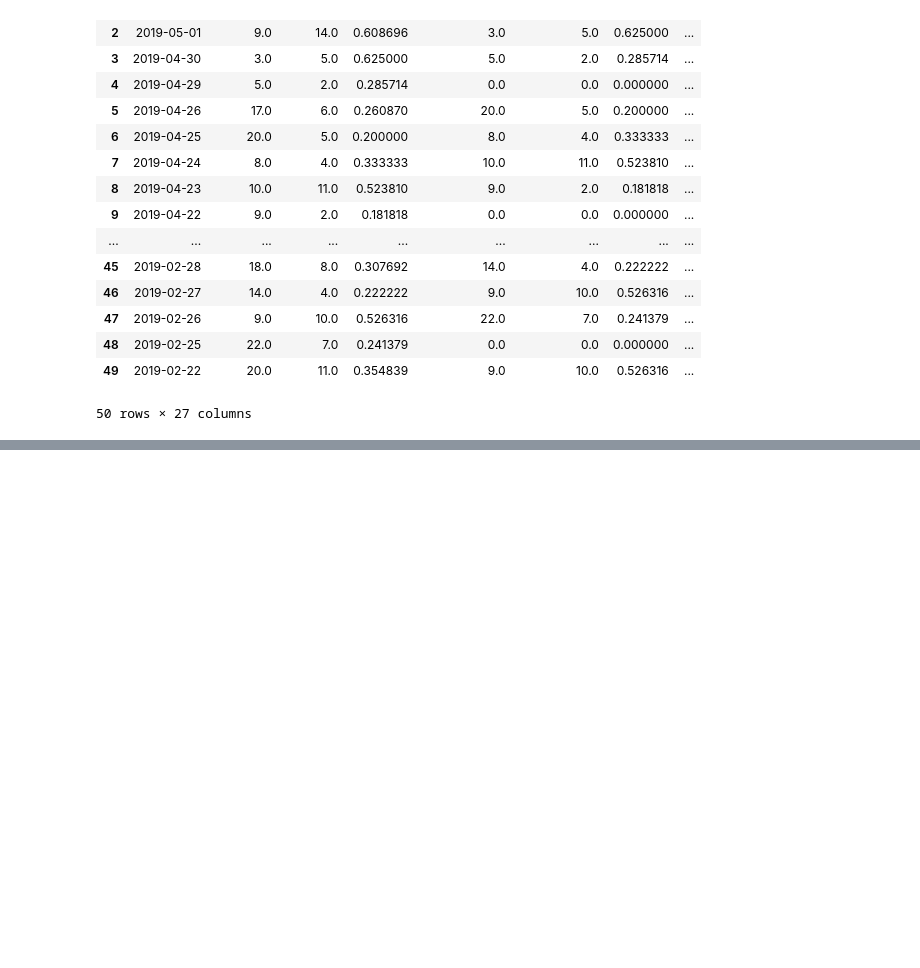
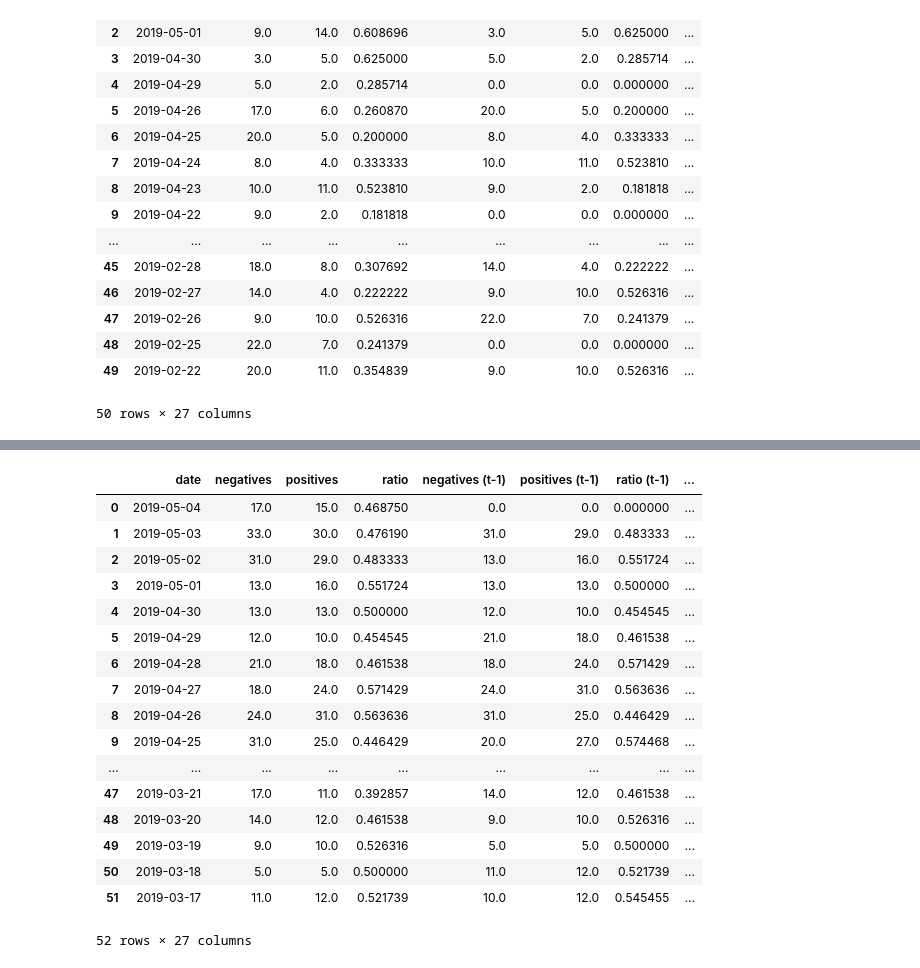
Before and after one commit to falkenovergaard/TA_Exam, a Jupyter notebook: ML_process_50_dates.ipynb, the cells around one changed output, grey strips where cells are left out. Cells and saved outputs as stored; diff of their text form; code cells hidden in the pictures; blank space fills up the shorter version.

```diff
--- a/ML_process_50_dates.ipynb
+++ b/ML_process_50_dates.ipynb
@@ -77,4 +121,24 @@ result[1]
 # %%
-result = merge_50_first_with_price_date("BTC_vader")
+result = merge_50_first_with_price_date("BTC_pos")
 result[0].to_csv("ML_Data/first_50_dates/"+result[1]+"_50.csv")
+result[0]
+# %% [output]
+|  | date | negatives | positives | ratio | negatives (t-1) | positives (t-1) | ratio (t-1) | ... |
+| 0 | 2019-05-04 | 17.0 | 15.0 | 0.468750 | 0.0 | 0.0 | 0.000000 | ... |
+| 1 | 2019-05-03 | 33.0 | 30.0 | 0.476190 | 31.0 | 29.0 | 0.483333 | ... |
+| 2 | 2019-05-02 | 31.0 | 29.0 | 0.483333 | 13.0 | 16.0 | 0.551724 | ... |
+| 3 | 2019-05-01 | 13.0 | 16.0 | 0.551724 | 13.0 | 13.0 | 0.500000 | ... |
+| 4 | 2019-04-30 | 13.0 | 13.0 | 0.500000 | 12.0 | 10.0 | 0.454545 | ... |
+| 5 | 2019-04-29 | 12.0 | 10.0 | 0.454545 | 21.0 | 18.0 | 0.461538 | ... |
+| 6 | 2019-04-28 | 21.0 | 18.0 | 0.461538 | 18.0 | 24.0 | 0.571429 | ... |
+| 7 | 2019-04-27 | 18.0 | 24.0 | 0.571429 | 24.0 | 31.0 | 0.563636 | ... |
+| 8 | 2019-04-26 | 24.0 | 31.0 | 0.563636 | 31.0 | 25.0 | 0.446429 | ... |
+| 9 | 2019-04-25 | 31.0 | 25.0 | 0.446429 | 20.0 | 27.0 | 0.574468 | ... |
+| ... | ... | ... | ... | ... | ... | ... | ... | ... |
+| 47 | 2019-03-21 | 17.0 | 11.0 | 0.392857 | 14.0 | 12.0 | 0.461538 | ... |
+| 48 | 2019-03-20 | 14.0 | 12.0 | 0.461538 | 9.0 | 10.0 | 0.526316 | ... |
+| 49 | 2019-03-19 | 9.0 | 10.0 | 0.526316 | 5.0 | 5.0 | 0.500000 | ... |
+| 50 | 2019-03-18 | 5.0 | 5.0 | 0.500000 | 11.0 | 12.0 | 0.521739 | ... |
+| 51 | 2019-03-17 | 11.0 | 12.0 | 0.521739 | 10.0 | 12.0 | 0.545455 | ... |
+52 rows × 27 columns
 # %%
```
Also changed, not shown: parts of 11 cells of this notebook, 6 other files.
